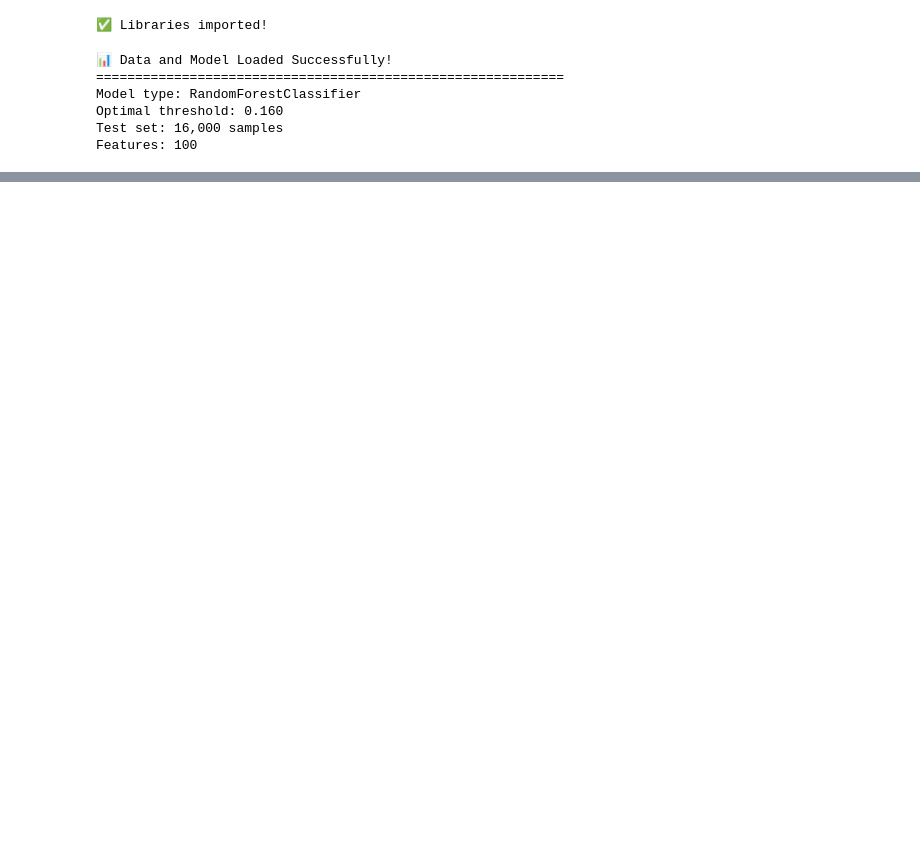
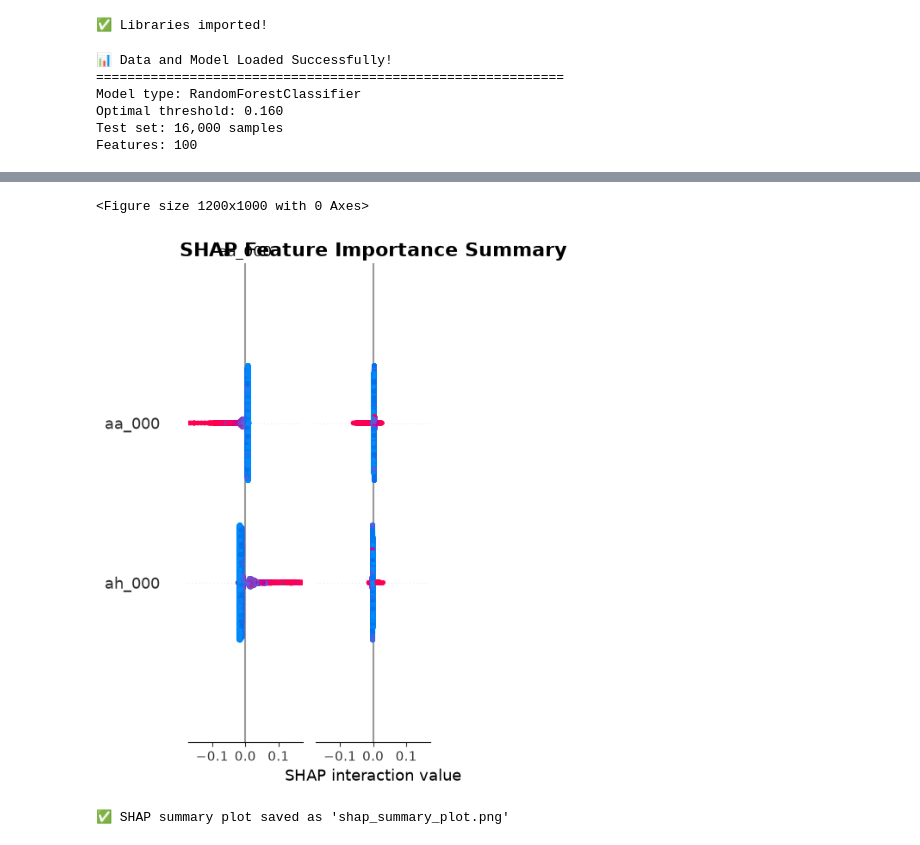
Before and after one commit to AbihaEhtisham/aps-failure-prediction, a Jupyter notebook: notebooks/04_Model_Interpretability.ipynb, the cells around one changed output, grey strips where cells are left out. Saved outputs shown, nothing was run; the diff lists cells and outputs as text; code cells hidden in the pictures; blank space fills up the shorter version.

```diff
--- a/notebooks/04_Model_Interpretability.ipynb
+++ b/notebooks/04_Model_Interpretability.ipynb
@@ -174,0 +211,14 @@ print("\n✅ Feature importance saved!")
+# %%
+# SHAP Summary Plot
+plt.figure(figsize=(12, 10))
+shap.summary_plot(shap_values, X_test, feature_names=feature_names, show=False)
+plt.title('SHAP Feature Importance Summary', fontsize=16, fontweight='bold')
+plt.tight_layout()
+plt.savefig('../models/shap_summary_plot.png', dpi=300, bbox_inches='tight')
+plt.show()
+
+print("✅ SHAP summary plot saved as 'shap_summary_plot.png'")
+# %% [output]
+<Figure size 1200x1000 with 0 Axes>
+[figure, added]
+✅ SHAP summary plot saved as 'shap_summary_plot.png'
```
Also changed, not shown: parts of 10 cells of this notebook, 10 other files.
